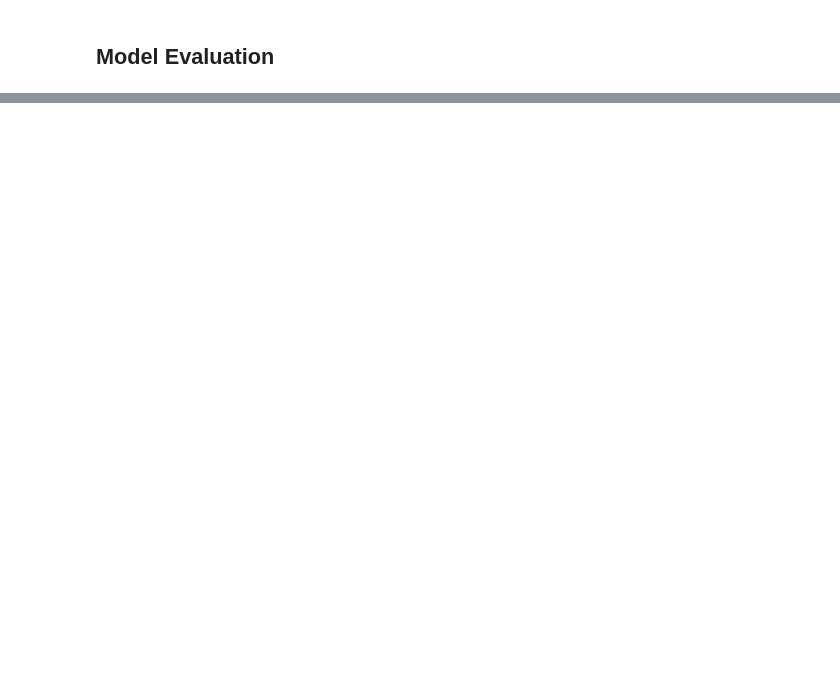
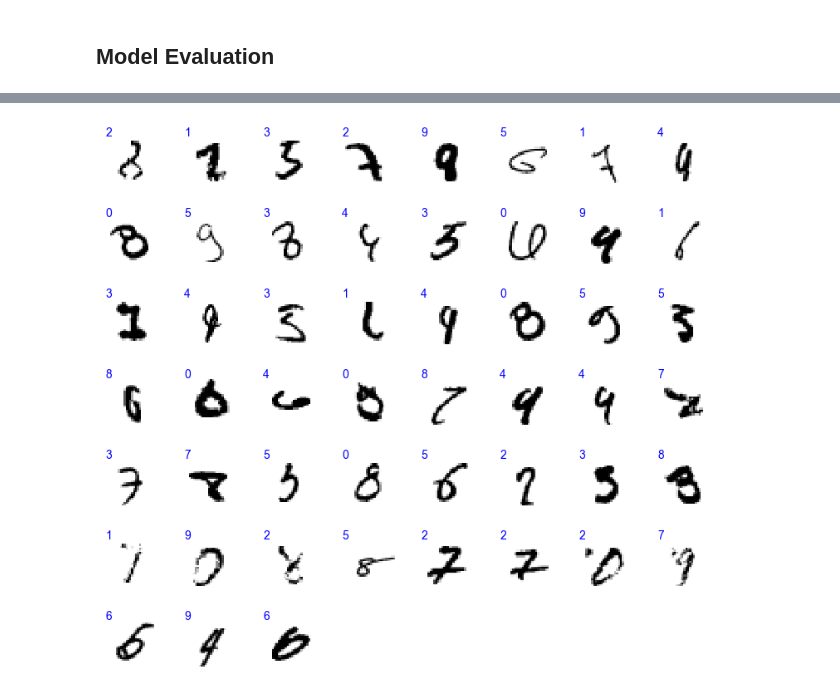
Before and after one commit to anchorelement/mnist-cnn, a Jupyter notebook: mnist_cnn_2.ipynb, the cells around one changed output, grey strips where cells are left out. Cells and saved outputs as stored; diff of their text form; code cells hidden in the pictures; blank space fills up the shorter version.

```diff
--- a/mnist_cnn_2.ipynb
+++ b/mnist_cnn_2.ipynb
@@ -59,15 +61,16 @@ y_valid, y_train = y_train_full[:VALIDATION_SIZE], y_train_full[VALIDATION_SIZE:
 # %% [markdown]
 Let's draw a block of digits and overlay the labels.
 # %%
-n_rows = 8
-n_cols = 8
-plt.figure(figsize=(n_cols * 1.2, n_rows * 1.2))
-for row in range(n_rows):
-    for col in range(n_cols):
-        index = n_cols * row + col
-        plt.subplot(n_rows, n_cols, index + 1)
-        plt.imshow(X_train[index], cmap="binary", interpolation="nearest")
-        plt.axis("off")
-        plt.text(.1, .9, y_train[index], color="blue")
-plt.subplots_adjust(wspace=0.2, hspace=0.5)
-plt.show()
+def plot_images(images, labels, n_rows=8, n_cols=8):
+    plt.figure(figsize=(n_cols * 1.2, n_rows * 1.2))
+    for row in range(n_rows):
+        for col in range(n_cols):
+            index = n_cols * row + col
+            if index >= len(images):
+                break
+            plt.subplot(n_rows, n_cols, index + 1)
+            plt.imshow(images[index], cmap="binary", interpolation="nearest")
+            plt.axis("off")
+            plt.text(.1, .9, labels[index], color="blue")
+    plt.subplots_adjust(wspace=0.2, hspace=0.5)
+    plt.show()
@@ -177,0 +197,8 @@ Test loss: 0.0330, test acc: 0.9946
+# %%
+bad_indices = np.where(y_pred_classes != y_test)[0]
+bad_images = X_test[bad_indices]
+n_cols = 8
+n_rows = bad_images.shape[0] // n_cols + 1
+plot_images(bad_images, y_pred_classes[bad_indices], n_rows=n_rows, n_cols=n_cols)
+# %% [output]
+[figure, added]
```
Also changed, not shown: parts of 11 cells of this notebook.
